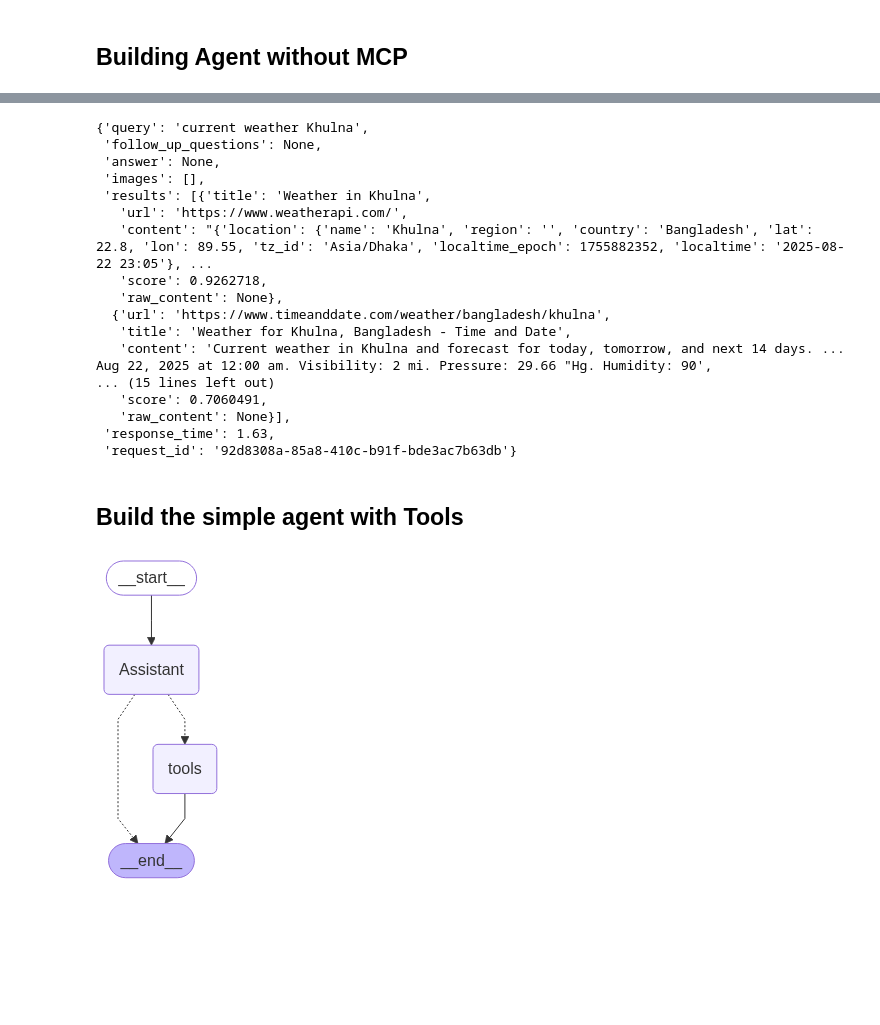
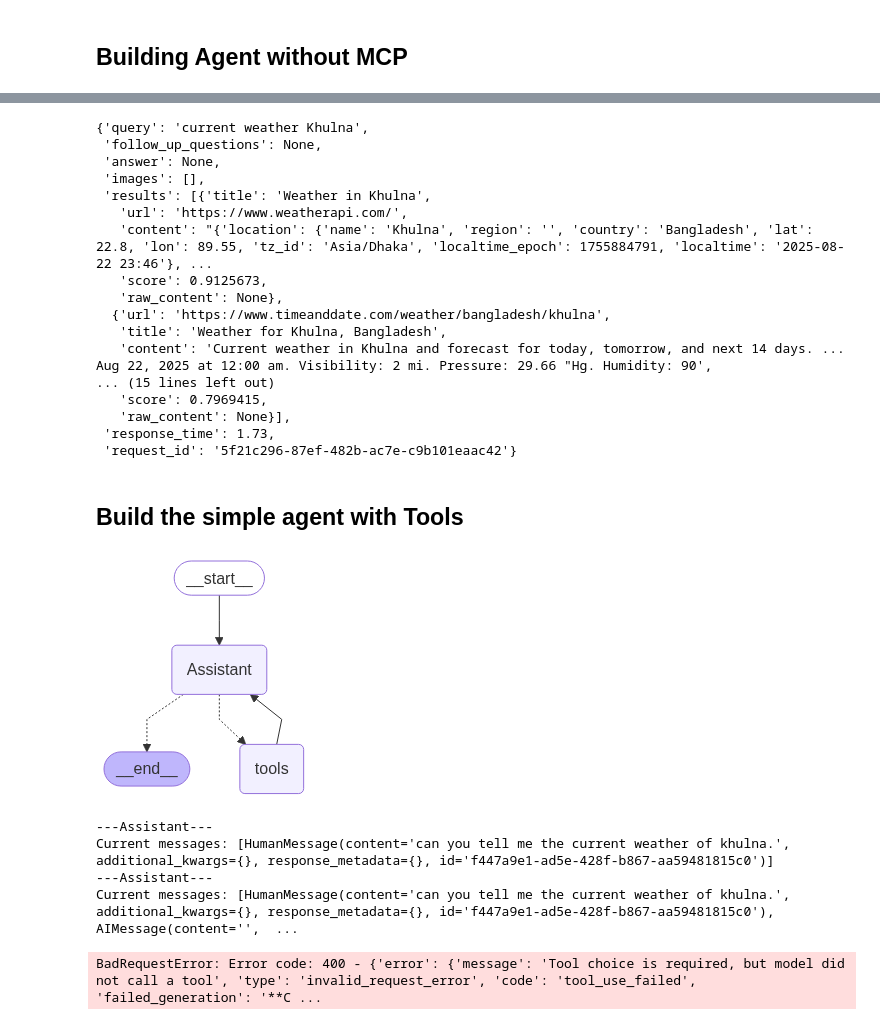
Before and after one commit to MDalamin5/Agentic-Ai-Journey-with-HuggingFace-and-LangChain-Academy-Course, a Jupyter notebook: LangGraph-Krishacademy/Module-20-MCP-with-LangChain/mcp-langAdapter.ipynb, the cells around one changed output, grey strips where cells are left out. Cells and saved outputs as stored; diff of their text form; code cells hidden in the pictures; blank space fills up the shorter version.

Commit message:
tools condition is not working

```diff
--- a/LangGraph-Krishacademy/Module-20-MCP-with-LangChain/mcp-langAdapter.ipynb
+++ b/LangGraph-Krishacademy/Module-20-MCP-with-LangChain/mcp-langAdapter.ipynb
@@ -38,6 +38,10 @@ search_tool = TavilySearch(
     # include_domains=None,
     # exclude_domains=None
 )
+# %%
+from langchain_groq import ChatGroq
+
+llm = ChatGroq(model="openai/gpt-oss-120b")
 # %%
 llm_with_tools =llm.bind_tools([search_tool], tool_choice="any")
 # %%
@@ -64,17 +71,17 @@ tools_msg
  'images': [],
  'results': [{'title': 'Weather in Khulna',
    'url': 'https://www.weatherapi.com/',
-   'content': "{'location': {'name': 'Khulna', 'region': '', 'country': 'Bangladesh', 'lat': 22.8, 'lon': 89.55, 'tz_id': 'Asia/Dhaka', 'localtime_epoch': 1755882352, 'localtime': '2025-08-22 23:05'}, ...
-   'score': 0.9262718,
+   'content': "{'location': {'name': 'Khulna', 'region': '', 'country': 'Bangladesh', 'lat': 22.8, 'lon': 89.55, 'tz_id': 'Asia/Dhaka', 'localtime_epoch': 1755884791, 'localtime': '2025-08-22 23:46'}, ...
+   'score': 0.9125673,
    'raw_content': None},
   {'url': 'https://www.timeanddate.com/weather/bangladesh/khulna',
-   'title': 'Weather for Khulna, Bangladesh - Time and Date',
+   'title': 'Weather for Khulna, Bangladesh',
    'content': 'Current weather in Khulna and forecast for today, tomorrow, and next 14 days. ... Aug 22, 2025 at 12:00 am. Visibility: 2 mi. Pressure: 29.66 "Hg. Humidity: 90',
 ... (15 lines left out)
-   'score': 0.7060491,
+   'score': 0.7969415,
    'raw_content': None}],
- 'response_time': 1.63,
- 'request_id': '92d8308a-85a8-410c-b91f-bde3ac7b63db'}
+ 'response_time': 1.73,
+ 'request_id': '5f21c296-87ef-482b-ac7e-c9b101eaac42'}
 # %% [markdown]
 ## **Build the simple agent with Tools**
 # %%
@@ -85,31 +92,48 @@ class AgentState(MessagesState):
 # %%
 def assistant(state: AgentState):
     print("---Assistant---")
-    question = state['messages'][-1]
+    # The 'messages' in the state is a list. The last message is the current input.
+    messages = state['messages']
+    print(f"Current messages: {messages}")
 
-    response = llm_with_tools.invoke(question)
+    # Invoke the LLM with the current conversation history
+    response = llm_with_tools.invoke(messages)
 
+    # LangGraph expects you to return a list of messages to append to the state
     return {
-        "messages": response
+        "messages": [response]
     }
 # %%
 tools = [search_tool]
 # %%
 from langgraph.prebuilt import ToolNode, tools_condition
 
 builder = StateGraph(AgentState)
 
 builder.add_node("Assistant", assistant)
 builder.add_node("tools", ToolNode(tools))
 
 builder.add_edge(START, "Assistant")
 builder.add_conditional_edges(
     "Assistant",
     tools_condition
 )
-
+builder.add_edge("tools", "Assistant")
 app = builder.compile()
 
 app
 # %% [output]
-[figure, old version]
+[figure, new version]
+# %%
+from langchain_core.messages import HumanMessage
+app.invoke(
+    {
+        "messages": [HumanMessage(content="can you tell me the current weather of khulna.")]
+    }
+)
+# %% [output]
+---Assistant---
+Current messages: [HumanMessage(content='can you tell me the current weather of khulna.', additional_kwargs={}, response_metadata={}, id='f447a9e1-ad5e-428f-b867-aa59481815c0')]
+---Assistant---
+Current messages: [HumanMessage(content='can you tell me the current weather of khulna.', additional_kwargs={}, response_metadata={}, id='f447a9e1-ad5e-428f-b867-aa59481815c0'), AIMessage(content='',  ...
+BadRequestError: Error code: 400 - {'error': {'message': 'Tool choice is required, but model did not call a tool', 'type': 'invalid_request_error', 'code': 'tool_use_failed', 'failed_generation': '**C ...
```
Also changed, not shown: parts of 3 cells of this notebook.
